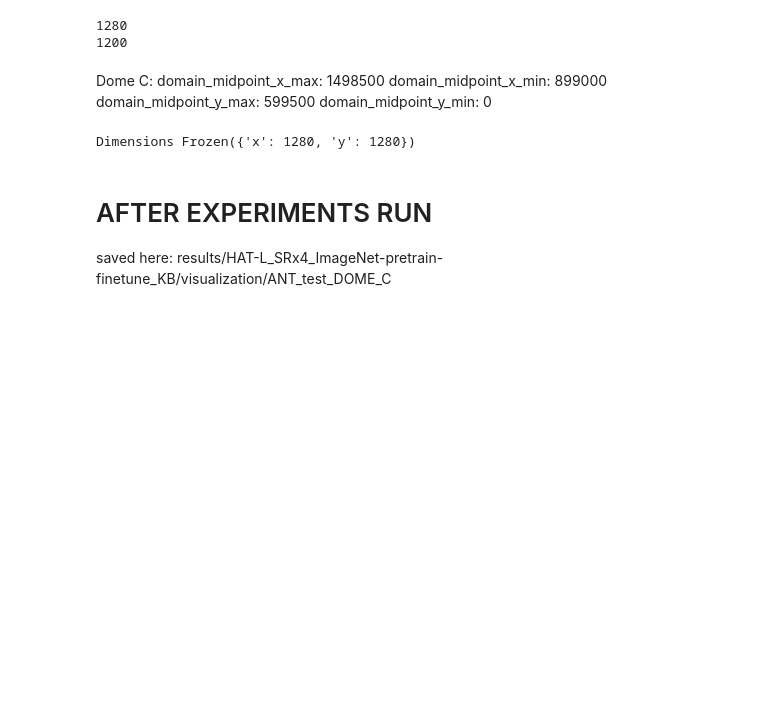
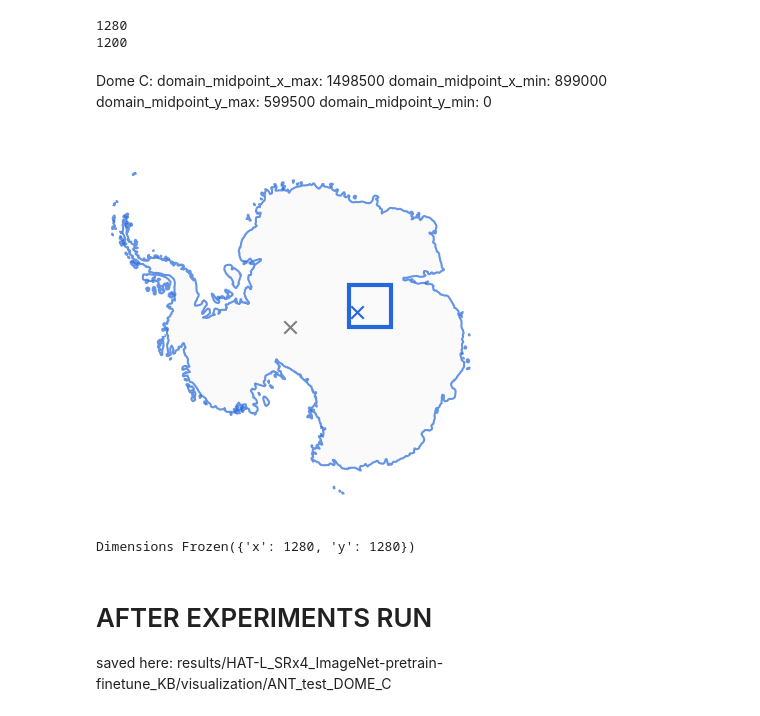
Before and after one commit to kimbente/finetune-HAT, a Jupyter notebook: KB_generate_train_val.ipynb, the cells around one changed output. Drawn from its saved outputs; the diff is of its cells as text; code cells hidden in the pictures; blank space fills up the shorter version.

```diff
--- a/KB_generate_train_val.ipynb
+++ b/KB_generate_train_val.ipynb
@@ -489,6 +489,10 @@ domec_y_min = 0
 domec_y_max = 639500
 domec_x_min = 899000
 domec_x_max = 1538500
+# %%
+domain_vis(domec_y_min, domec_y_max, domec_x_min, domec_x_max)
+# %% [output]
+[figure, added]
 # %%
 def export_test256_images(bm_xr, d_y_min, d_y_max, d_x_min, d_x_max):
 
```
Also changed, not shown: parts of 14 cells of this notebook, 5 other files.
